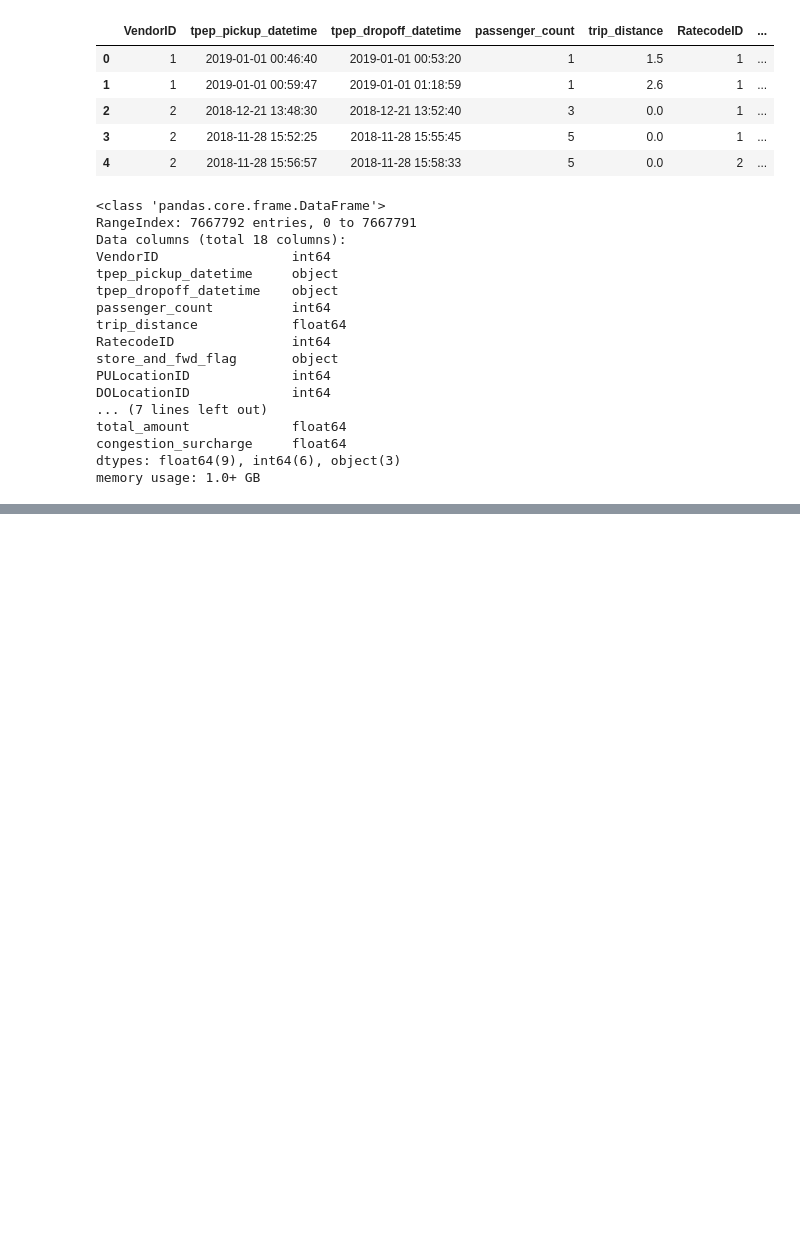
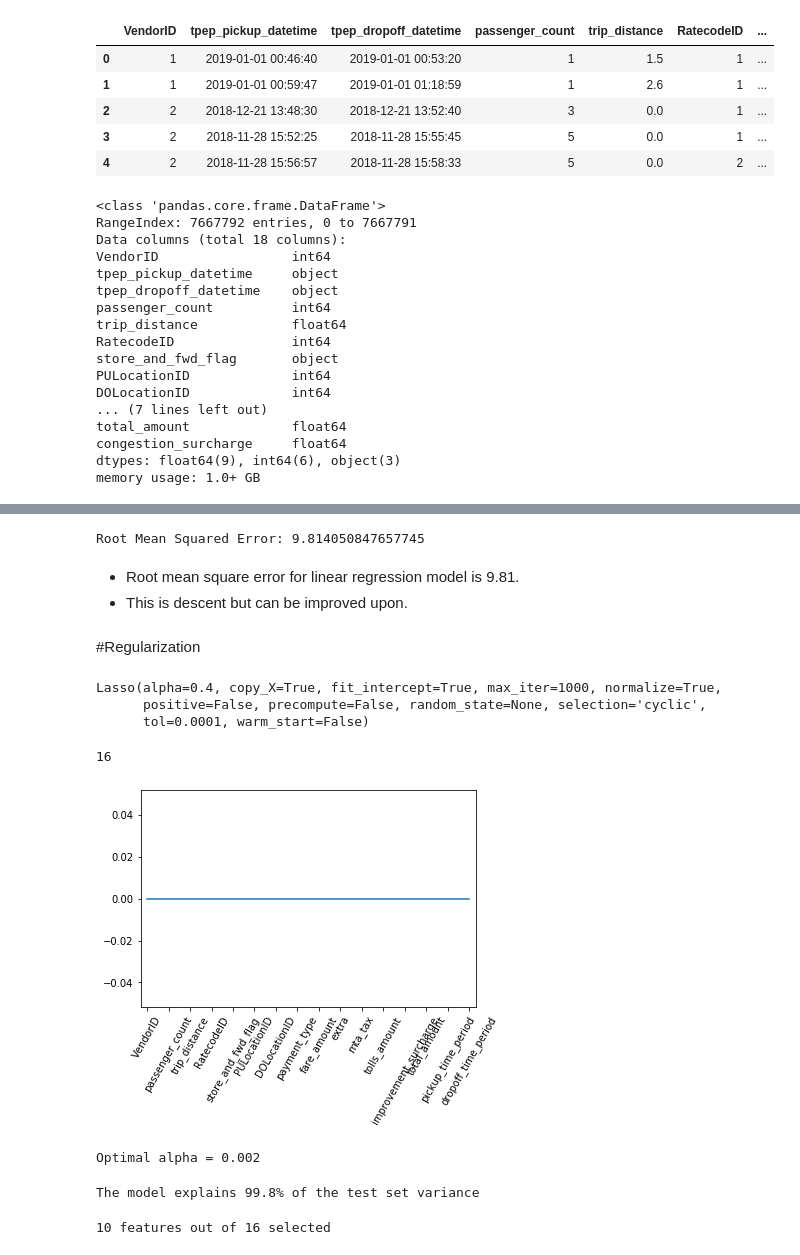
Before and after one commit to geewynn/Machine-Learning-Project, a Jupyter notebook: New York Trip/trip_analysis.ipynb, the cells around one changed output, grey strips where cells are left out. Saved outputs shown, nothing was run; the diff lists cells and outputs as text; code cells hidden in the pictures; blank space fills up the shorter version.

```diff
--- a/New York Trip/trip_analysis.ipynb
+++ b/New York Trip/trip_analysis.ipynb
@@ -547,0 +214,3 @@ reverse_array(arr)
+# %%
+dev_set_X, X_test, dev_set_y, y_test = train_test_split(scaled_data, label, test_size=0.1, random_state=42)
+X_train, X_val, y_train, y_val = train_test_split(dev_set_X, dev_set_y, test_size=0.1, random_state=42)
@@ -547,0 +223,3 @@ reverse_array(arr)
+# %%
+reg = LinearRegression()
+reg.fit(X_train, y_train)
@@ -547,0 +245,59 @@ reverse_array(arr)
+# %%
+rmse = np.sqrt(mean_squared_error(y_val, pred))
+print("Root Mean Squared Error: {}".format(rmse *100))
+# %% [output]
+Root Mean Squared Error: 9.814050847657745
+# %% [markdown]
+- Root mean square error for linear regression model is 9.81.
+- This is descent but can be improved upon.
+# %% [markdown]
+#Regularization
+# %%
+lasso = Lasso(alpha=0.4, normalize=True)
+
+# Fit the regressor to the data
+lasso.fit(X_train,y_train)
+# %% [output]
+Lasso(alpha=0.4, copy_X=True, fit_intercept=True, max_iter=1000, normalize=True,
+      positive=False, precompute=False, random_state=None, selection='cyclic',
+      tol=0.0001, warm_start=False)
+# %%
+# Compute and print the coefficients
+lasso_coef = lasso.coef_
+len(lasso_coef)
+# %% [output]
+16
+# %%
+# Plot the coefficients
+plt.plot(range(len(data.columns)), lasso_coef)
+plt.xticks(range(len(data.columns)), data.columns.values, rotation=60)
+plt.margins(0.02)
+plt.show()
+# %% [output]
+[figure, added]
+# %%
+# Create and fit the LassoCV model on the training set
+
+lcv = LassoCV()
+
+lcv.fit(X_train, y_train)
+
+print('Optimal alpha = {0:.3f}'.format(lcv.alpha_))
+# %% [output]
+Optimal alpha = 0.002
+# %%
+# Calculate R squared on the test set
+
+r_squared = lcv.score(X_test, y_test)
+
+print('The model explains {0:.1%} of the test set variance'.format(r_squared))
+# %% [output]
+The model explains 99.8% of the test set variance
+# %%
+# Create a mask for coefficients not equal to zero
+
+lcv_mask = lcv.coef_ != 0
+
+print('{} features out of {} selected'.format(sum(lcv_mask), len(lcv_mask)))
+# %% [output]
+10 features out of 16 selected
```
Also changed, not shown: parts of 184 cells of this notebook, 1 other file.
